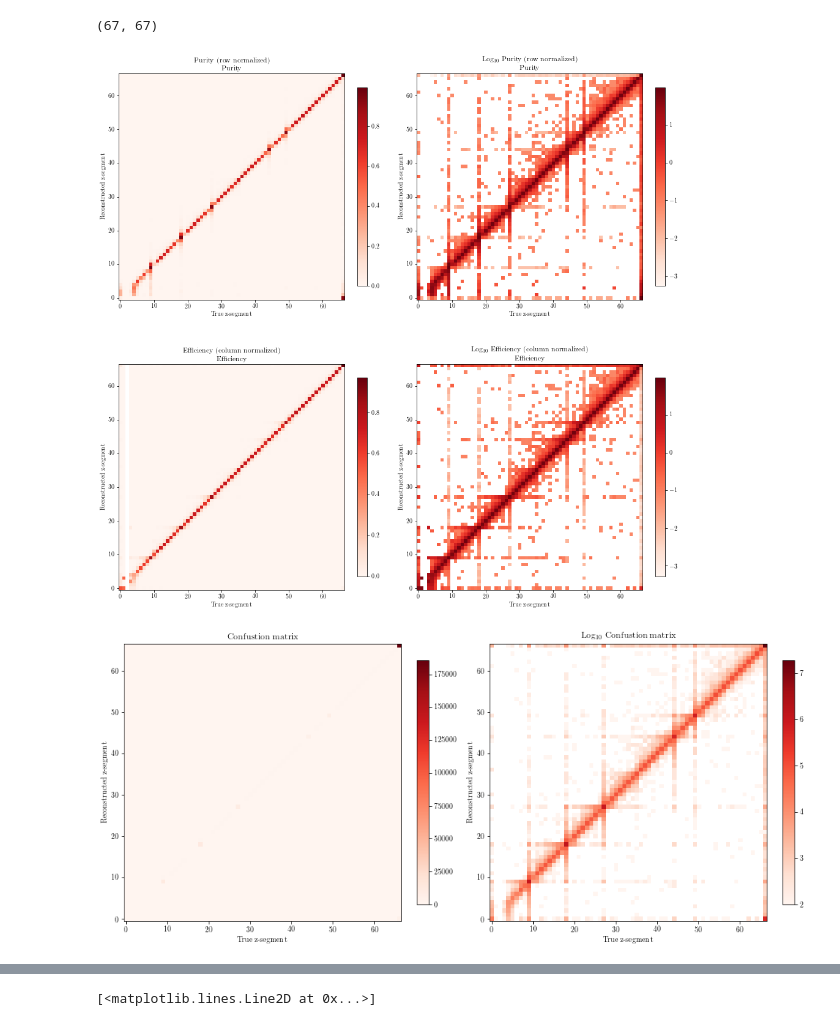
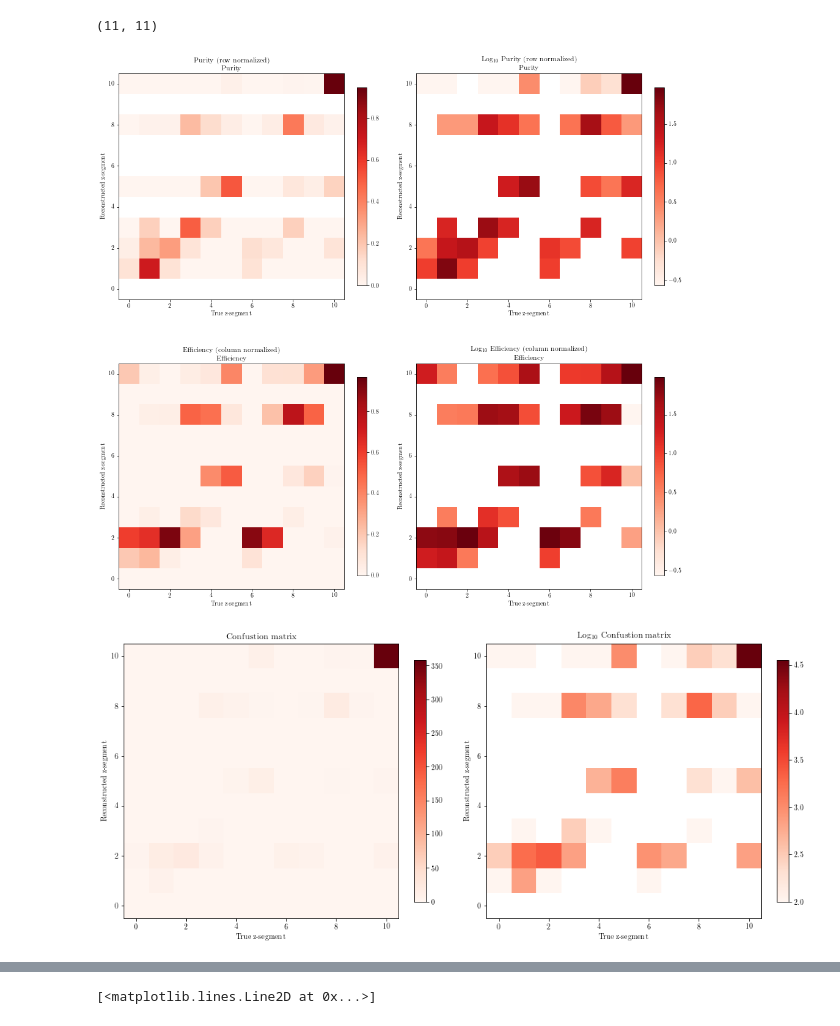
Before and after one commit to faizaakbar/ANNMINERvA, a Jupyter notebook: confusion_matrices_viz.ipynb, the cells around one changed output, grey strips where cells are left out. Saved outputs shown, nothing was run; the diff lists cells and outputs as text; code cells hidden in the pictures.

Commit message:
futz with small confusion matrices

```diff
--- a/confusion_matrices_viz.ipynb
+++ b/confusion_matrices_viz.ipynb
@@ -122,20 +122,22 @@ def make_plots_rowcolnormonly(arr, plot_type, top_title='Purity', bottom_title='
 
     fig.savefig('confusion_matrices_rowcolnorm_{}.pdf'.format(plot_type), bbox_inches='tight')
 # %%
-arr = np.load('./WilsonCluster/saved_logs/perfmat1487611077.npy')
+arr = np.load('/Users/perdue/Documents/MINERvA/AI/minerva_tf/models/11/20170927_me1Amc_segments11/confusion_matrix.npy')
 print(arr.shape)
 # %% [output]
-(67, 67)
+(11, 11)
 # %%
-plot_type = 'planecode_energy_only_me1Btest'
+#plot_type = 'planecode_energy_only_me1Btest'
+plot_type = 'me1Atest'
 make_plots_rowcolnormonly(arr, plot_type)
 # %% [output]
-[figure, old version]
+[figure, new version]
 # %%
-plot_type = 'planecode_energytime_m1Btest'
+#plot_type = 'planecode_energytime_m1Btest'
+plot_type = 'm1Atest'
 make_plots_raw(arr, plot_type)
 # %% [output]
-[figure, old version]
+[figure, new version]
 # %%
 arr_sums = np.sum(arr, axis=0)
 arr_total = np.sum(arr)
```
